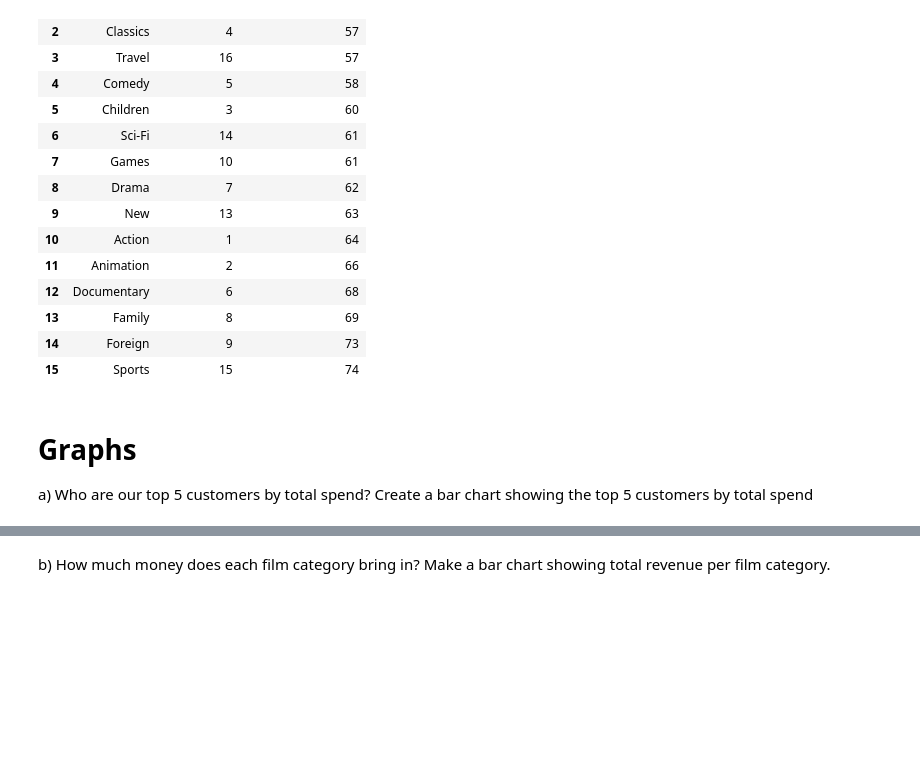
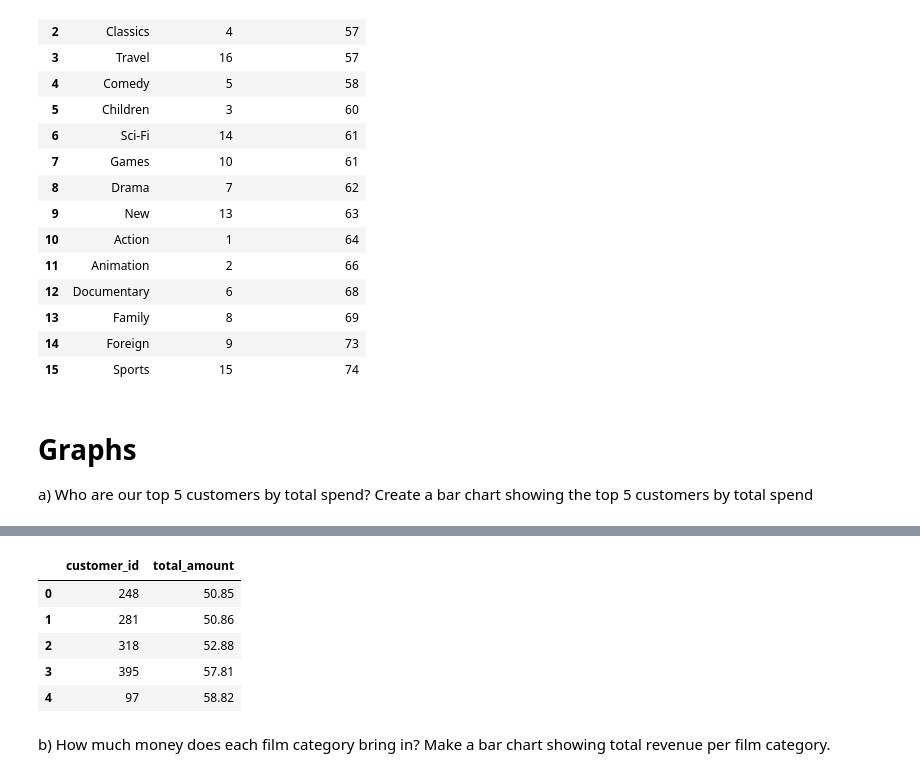
Before and after one commit to aliciagez/sakila_lab_alicia_gezelius, a Jupyter notebook: sakila_querie.ipynb, the cells around one changed output, grey strips where cells are left out. Saved outputs shown, nothing was run; the diff lists cells and outputs as text; code cells hidden in the pictures; blank space fills up the shorter version.

```diff
--- a/sakila_querie.ipynb
+++ b/sakila_querie.ipynb
@@ -250,2 +266,20 @@ a) Who are our top 5 customers by total spend? Create a bar chart showing the to
+# %%
+df = duckdb_query("""
+SELECT
+    customer_id,
+    SUM(amount) as total_amount
+FROM staging.payment
+GROUP BY customer_id
+ORDER BY total_amount desc
+LIMIT 5;""")
+
+df
+# %% [output]
+|  | customer_id | total_amount |
+| 0 | 248 | 50.85 |
+| 1 | 281 | 50.86 |
+| 2 | 318 | 52.88 |
+| 3 | 395 | 57.81 |
+| 4 | 97 | 58.82 |
 # %%
 import matplotlib.pyplot as plt
```
Also changed, not shown: parts of 2 cells of this notebook.
